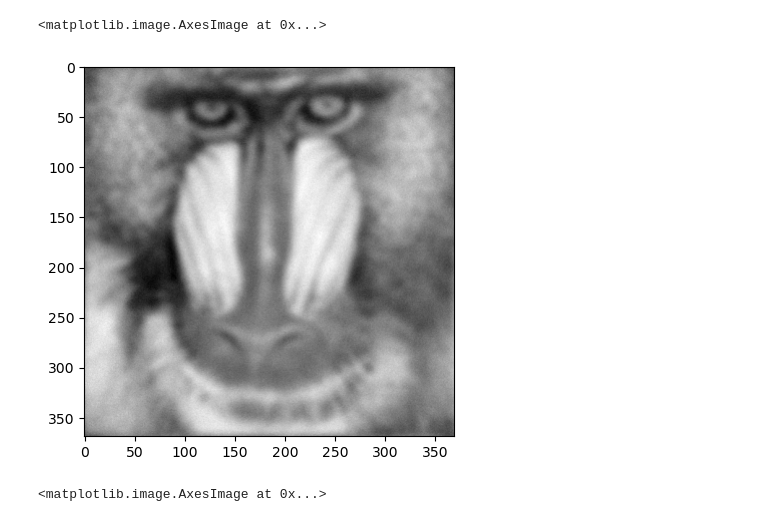
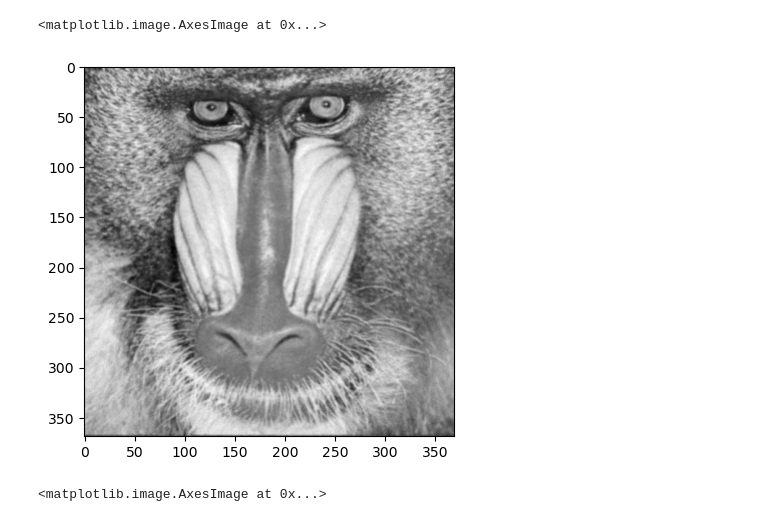
Before and after one commit to ADY-YDA/Blind-Image-Deconvolution, a Jupyter notebook: Expectation-Maximization.ipynb, the cells around one changed output. Drawn from its saved outputs; the diff is of its cells as text; code cells hidden in the pictures.

```diff
--- a/Expectation-Maximization.ipynb
+++ b/Expectation-Maximization.ipynb
@@ -6,14 +6,14 @@ from scipy.signal import convolve2d
 from PIL import Image
 # %%
 # read broken image with unknown blur and noise
-png_I_blur = imread("blurred_noisy_baboon.png")
+png_I_blur = imread("blurred_noisy_baboon2.png")
 rgb_I_blur = png_I_blur[:,:,:3]
 I_blur = rgb2gray(rgb_I_blur)
 plt.figure()
 imshow(I_blur, aspect="equal", cmap="gray")
 # %% [output]
 <matplotlib.image.AxesImage at 0x...>
-[figure, old version]
+[figure, new version]
 # %%
 # read ground truth image
 I_truth = rgb2gray(imread("baboon.jpg"))
```
Also changed, not shown: parts of 18 cells of this notebook, 4 other files.
